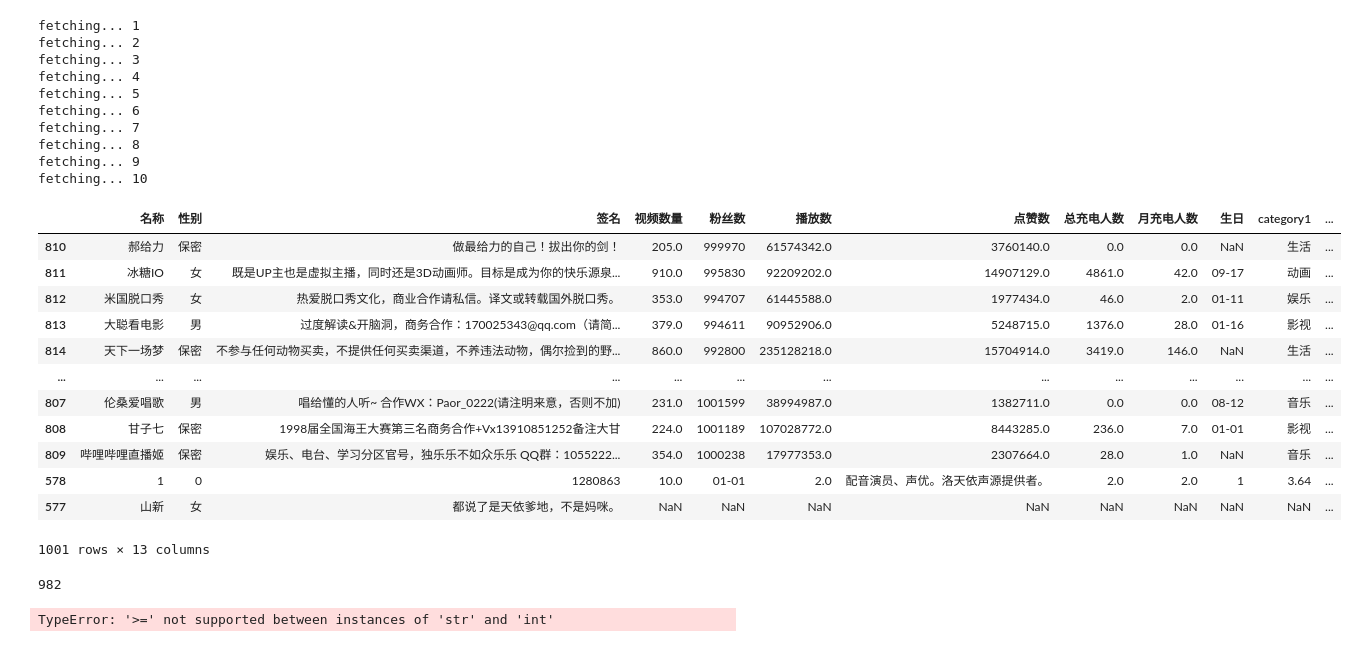
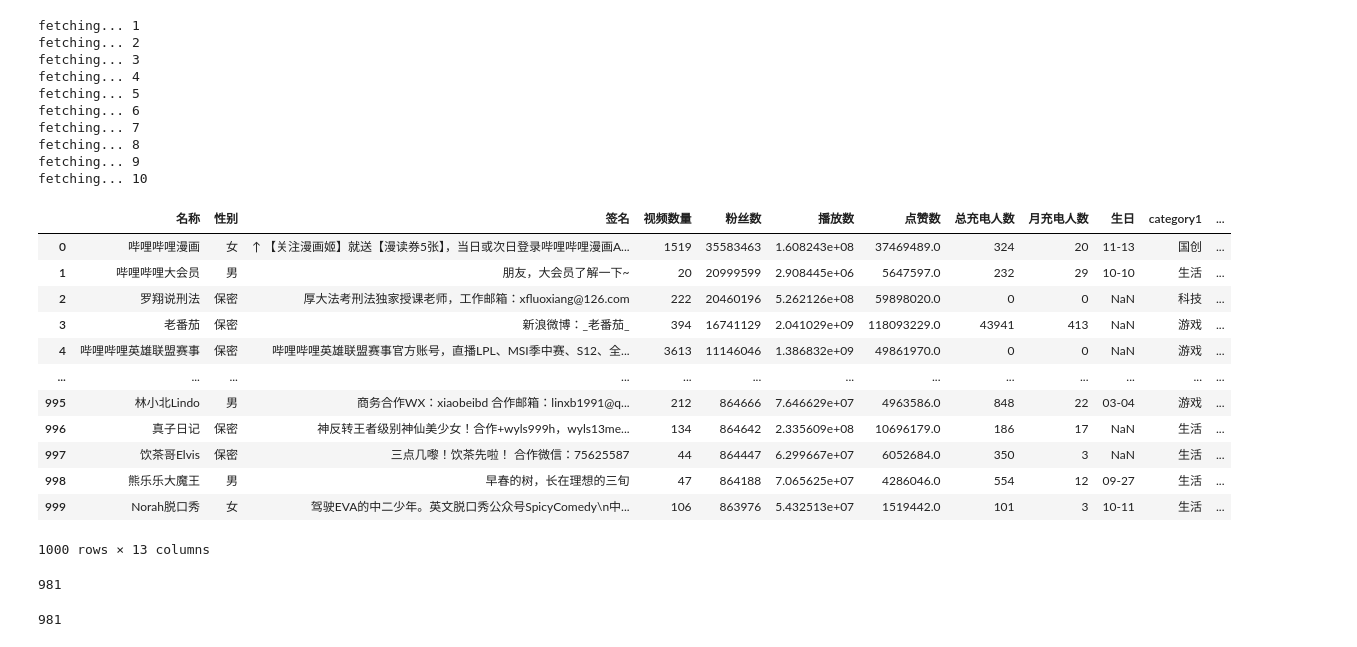
Before and after one commit to Albertiy/MyJupyterNote, a Jupyter notebook: 数据爬取.ipynb, the cells around one changed output. Saved outputs shown, nothing was run; the diff lists cells and outputs as text; code cells hidden in the pictures.

```diff
--- a/数据爬取.ipynb
+++ b/数据爬取.ipynb
@@ -77,36 +77,36 @@ fetching... 10
 # %%
 import pandas as pd
 
 names =  ["名称", "性别", "签名", "视频数量","粉丝数",
          "播放数", "点赞数", "总充电人数", "月充电人数",
          "生日", "category1", "category2", "tags"]
 
-df = pd.read_csv("b站up主粉丝量top10万.csv", usecols=[2,3,5]+list(range(9,16))+[22,23,24], header=0, names=names, low_memory=False)
+df = pd.read_csv("b站up主粉丝量top1万.csv", usecols=[2,3,5]+list(range(9,16))+[22,23,24], header=0, names=names, low_memory=False, converters = {'粉丝数':int})
 df.drop_duplicates(inplace=True)
 df.sort_values("粉丝数", ascending=False, inplace=True)
 
 df
 # %% [output]
 |  | 名称 | 性别 | 签名 | 视频数量 | 粉丝数 | 播放数 | 点赞数 | 总充电人数 | 月充电人数 | 生日 | category1 | ... |
-| 810 | 郝给力 | 保密 | 做最给力的自己！拔出你的剑！ | 205.0 | 999970 | 61574342.0 | 3760140.0 | 0.0 | 0.0 | NaN | 生活 | ... |
-| 811 | 冰糖IO | 女 | 既是UP主也是虚拟主播，同时还是3D动画师。目标是成为你的快乐源泉... | 910.0 | 995830 | 92209202.0 | 14907129.0 | 4861.0 | 42.0 | 09-17 | 动画 | ... |
-| 812 | 米国脱口秀 | 女 | 热爱脱口秀文化，商业合作请私信。译文或转载国外脱口秀。 | 353.0 | 994707 | 61445588.0 | 1977434.0 | 46.0 | 2.0 | 01-11 | 娱乐 | ... |
-| 813 | 大聪看电影 | 男 | 过度解读&开脑洞，商务合作：170025343@qq.com（请简... | 379.0 | 994611 | 90952906.0 | 5248715.0 | 1376.0 | 28.0 | 01-16 | 影视 | ... |
-| 814 | 天下一场梦 | 保密 | 不参与任何动物买卖，不提供任何买卖渠道，不养违法动物，偶尔捡到的野... | 860.0 | 992800 | 235128218.0 | 15704914.0 | 3419.0 | 146.0 | NaN | 生活 | ... |
+| 0 | 哔哩哔哩漫画 | 女 | ↑ 【关注漫画姬】就送【漫读券5张】，当日或次日登录哔哩哔哩漫画A... | 1519 | 35583463 | 1.608243e+08 | 37469489.0 | 324 | 20 | 11-13 | 国创 | ... |
+| 1 | 哔哩哔哩大会员 | 男 | 朋友，大会员了解一下~ | 20 | 20999599 | 2.908445e+06 | 5647597.0 | 232 | 29 | 10-10 | 生活 | ... |
+| 2 | 罗翔说刑法 | 保密 | 厚大法考刑法独家授课老师，工作邮箱：xfluoxiang@126.com | 222 | 20460196 | 5.262126e+08 | 59898020.0 | 0 | 0 | NaN | 科技 | ... |
+| 3 | 老番茄 | 保密 | 新浪微博：_老番茄_ | 394 | 16741129 | 2.041029e+09 | 118093229.0 | 43941 | 413 | NaN | 游戏 | ... |
+| 4 | 哔哩哔哩英雄联盟赛事 | 保密 | 哔哩哔哩英雄联盟赛事官方账号，直播LPL、MSI季中赛、S12、全... | 3613 | 11146046 | 1.386832e+09 | 49861970.0 | 0 | 0 | NaN | 游戏 | ... |
 | ... | ... | ... | ... | ... | ... | ... | ... | ... | ... | ... | ... | ... |
-| 807 | 伦桑爱唱歌 | 男 | 唱给懂的人听~ 合作WX：Paor_0222(请注明来意，否则不加) | 231.0 | 1001599 | 38994987.0 | 1382711.0 | 0.0 | 0.0 | 08-12 | 音乐 | ... |
-| 808 | 甘子七 | 保密 | 1998届全国海王大赛第三名商务合作+Vx13910851252备注大甘 | 224.0 | 1001189 | 107028772.0 | 8443285.0 | 236.0 | 7.0 | 01-01 | 影视 | ... |
-| 809 | 哔哩哔哩直播姬 | 保密 | 娱乐、电台、学习分区官号，独乐乐不如众乐乐 QQ群：1055222... | 354.0 | 1000238 | 17977353.0 | 2307664.0 | 28.0 | 1.0 | NaN | 音乐 | ... |
-| 578 | 1 | 0 | 1280863 | 10.0 | 01-01 | 2.0 | 配音演员、声优。洛天依声源提供者。 | 2.0 | 2.0 | 1 | 3.64 | ... |
-| 577 | 山新 | 女 | 都说了是天依爹地，不是妈咪。 | NaN | NaN | NaN | NaN | NaN | NaN | NaN | NaN | ... |
+| 995 | 林小北Lindo | 男 | 商务合作WX：xiaobeibd 合作邮箱：linxb1991@q... | 212 | 864666 | 7.646629e+07 | 4963586.0 | 848 | 22 | 03-04 | 游戏 | ... |
+| 996 | 真子日记 | 保密 | 神反转王者级别神仙美少女！合作+wyls999h，wyls13me... | 134 | 864642 | 2.335609e+08 | 10696179.0 | 186 | 17 | NaN | 生活 | ... |
+| 997 | 饮茶哥Elvis | 保密 | 三点几嚟！饮茶先啦！ 合作微信：75625587 | 44 | 864447 | 6.299667e+07 | 6052684.0 | 350 | 3 | NaN | 生活 | ... |
+| 998 | 熊乐乐大魔王 | 男 | 早春的树，长在理想的三旬 | 47 | 864188 | 7.065625e+07 | 4286046.0 | 554 | 12 | 09-27 | 生活 | ... |
+| 999 | Norah脱口秀 | 女 | 驾驶EVA的中二少年。英文脱口秀公众号SpicyComedy\n中... | 106 | 863976 | 5.432513e+07 | 1519442.0 | 101 | 3 | 10-11 | 生活 | ... |
-1001 rows × 13 columns
+1000 rows × 13 columns
 # %%
 df = df[~df.名称.str.contains('哔哩哔哩')]
 df.shape[0]
 # %% [output]
-982
+981
 # %%
 df = df.query("粉丝数>=10000")
 df.shape[0]
 # %% [output]
-TypeError: '>=' not supported between instances of 'str' and 'int'
+981
```
Also changed, not shown: parts of 18 cells of this notebook, 4 other files.
